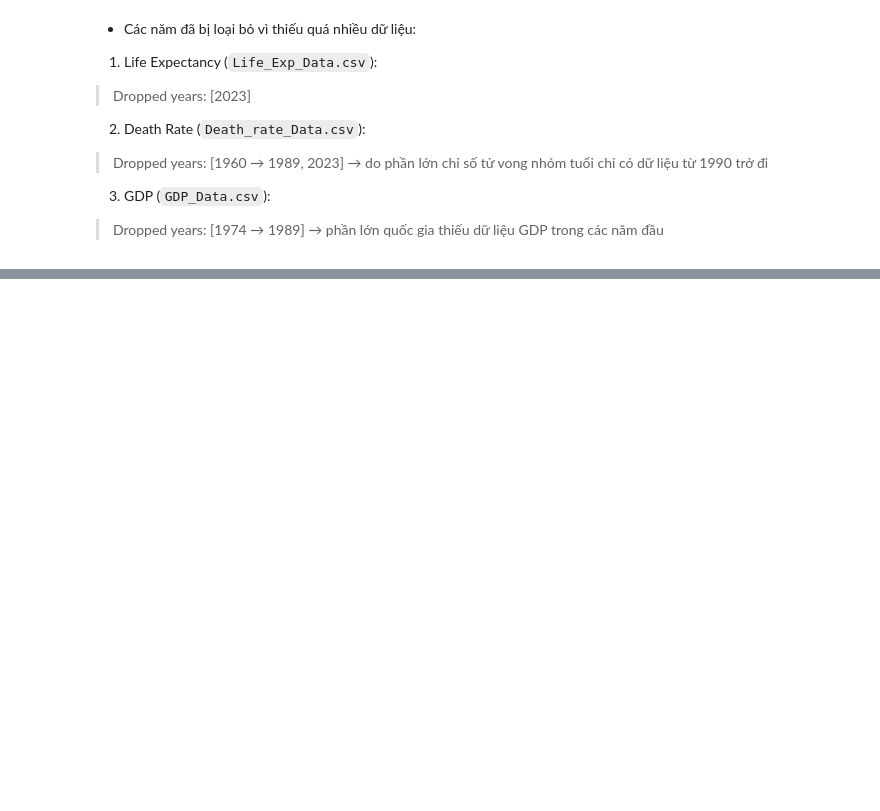
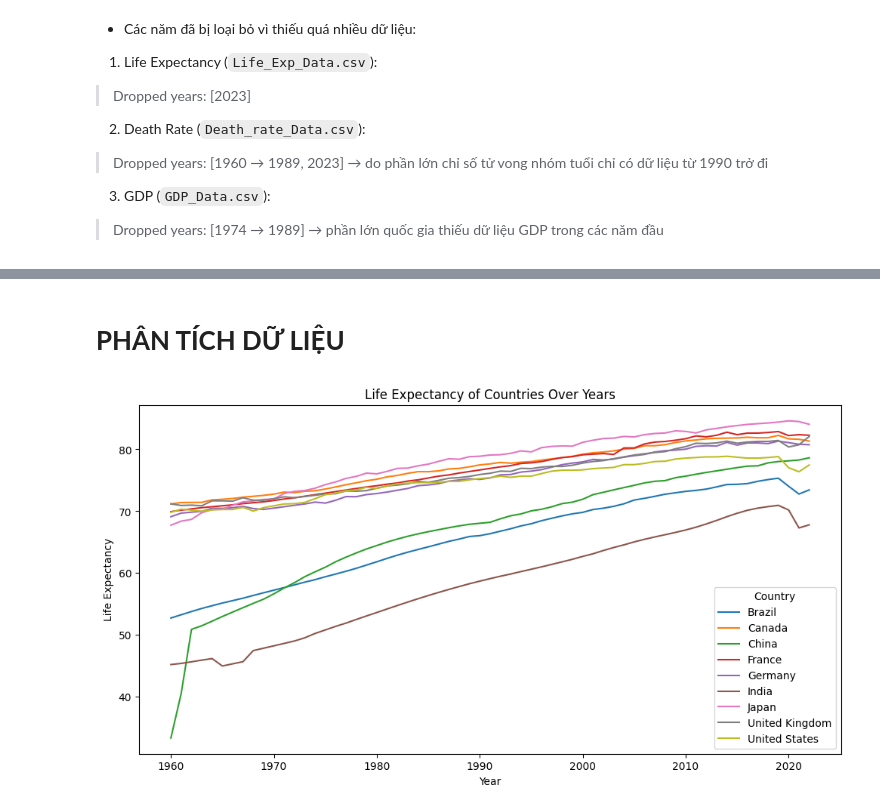
Before and after one commit to RokeMSE/-Lab02--Data-Visualization, a Jupyter notebook: 22127225_22127357_22127374.ipynb, the cells around one changed output, grey strips where cells are left out. Cells and saved outputs as stored; diff of their text form; code cells hidden in the pictures; blank space fills up the shorter version.

```diff
--- a/22127225_22127357_22127374.ipynb
+++ b/22127225_22127357_22127374.ipynb
@@ -185,14 +185,14 @@ freq            1143          1324
 # %%
 def preprocess_basic_all(df):
     # Bỏ cột 'Series Code' vì không cần thiết
-    df = df.drop(columns="Series Code")
+    df = df.drop(columns=["Series Code", "Country Code"])
 
     # Melt dữ liệu để chuyển các cột năm thành một cột 'Year' và giá trị tương ứng thành cột 'Value'
     # id_vars: các cột giữ nguyên
     # var_name: tên cột chứa năm
     # value_name: tên cột chứa giá trị
     df_melted = df.melt(
-        id_vars=["Country Name", "Country Code", "Series Name"],
+        id_vars=["Country Name", "Series Name"],
         var_name="Year",
         value_name="Value"
     )
@@ -324,3 +367,22 @@ gdp_filled = fill_missing_by_country_trend(gdp_filled)
 life_exp_filled.to_csv("Data/Life_Expectancy/Life_Exp_Data_Processed.csv", index=False)
 death_rate_filled.to_csv("Data/Death_rate/Death_rate_Data_Processed.csv", index=False)
 gdp_filled.to_csv("Data/GDP/GDP_Data_Processed.csv", index=False)
+# %% [markdown]
+# **PHÂN TÍCH DỮ LIỆU**
+# %%
+# Group dữ liệu theo 'Country Name' và 'Year' để vẽ biểu đồ
+life_exp_grouped = life_exp_filled.groupby(["Country Name", "Year"])["Value"].mean().reset_index()
+death_rate_grouped = death_rate_filled.groupby(["Country Name", "Year"])["Value"].mean().reset_index()
+gdp_grouped = gdp_filled.groupby(["Country Name", "Year"])["Value"].mean().reset_index()
+
+
+
+# Câu 1: Vẽ biểu đồ thể hiện tuổi thọ trung bình của từng quốc gia qua các năm
+plt.figure(figsize=(12, 6))
+sns.lineplot(data=life_exp_grouped[life_exp_grouped["Country Name"].isin(relevant_country_names)], x="Year", y="Value", hue="Country Name")
+plt.title("Life Expectancy of Countries Over Years")
+plt.ylabel("Life Expectancy")
+plt.legend(title="Country")
+plt.show()
+# %% [output]
+[figure, added]
```
Also changed, not shown: parts of 5 cells of this notebook, 3 other files.
